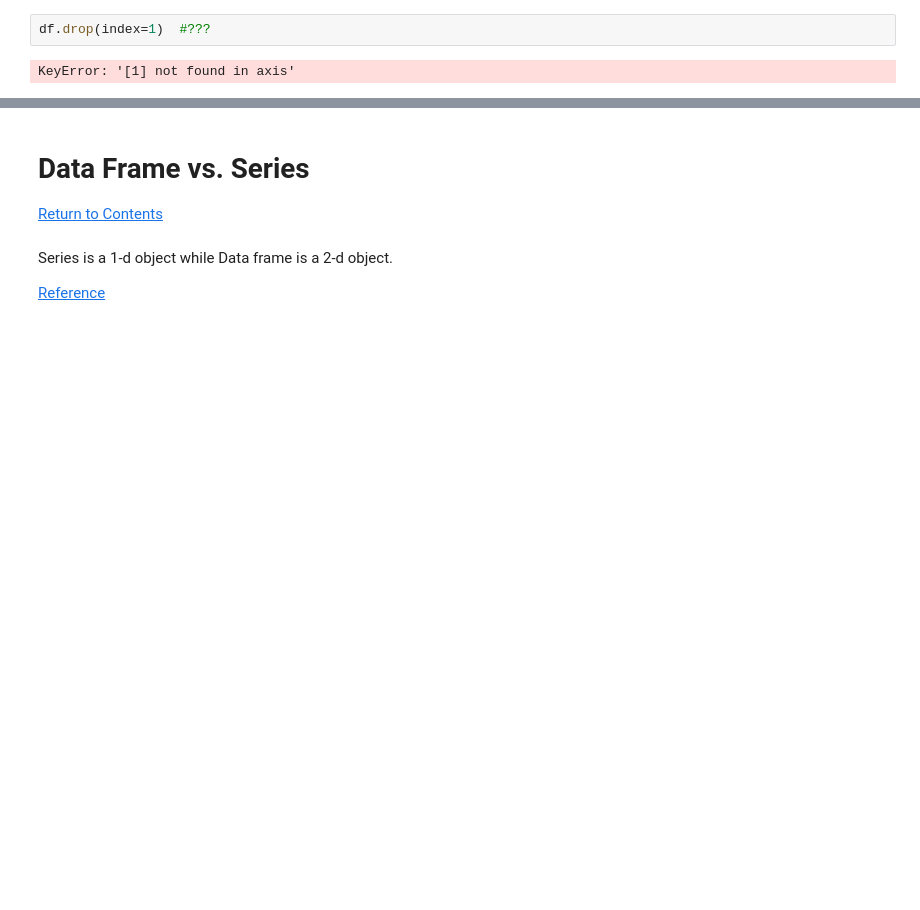
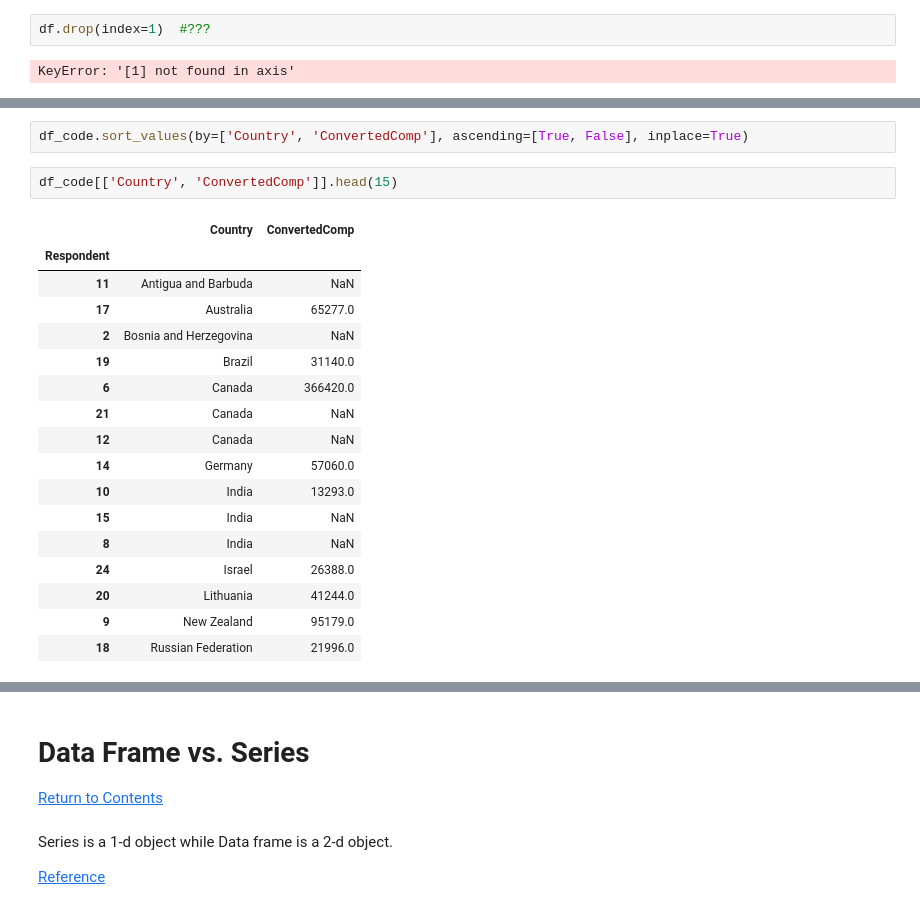
Before and after one commit to User-zwj/Pandas-Practice, a Jupyter notebook: Pandas Exercise.ipynb, the cells around one changed output, grey strips where cells are left out. Saved outputs shown, nothing was run; the diff lists cells and outputs as text; blank space fills up the shorter version.

```diff
--- a/Pandas Exercise.ipynb
+++ b/Pandas Exercise.ipynb
@@ -1468,0 +1609,22 @@ SyntaxError: invalid syntax (<ipython-input-26-e0dbdcbb8c14>, line 2)
+# %%
+df_code.sort_values(by=['Country', 'ConvertedComp'], ascending=[True, False], inplace=True)
+# %%
+df_code[['Country', 'ConvertedComp']].head(15)
+# %% [output]
+|  | Country | ConvertedComp |
+| Respondent |  |  |
+| 11 | Antigua and Barbuda | NaN |
+| 17 | Australia | 65277.0 |
+| 2 | Bosnia and Herzegovina | NaN |
+| 19 | Brazil | 31140.0 |
+| 6 | Canada | 366420.0 |
+| 21 | Canada | NaN |
+| 12 | Canada | NaN |
+| 14 | Germany | 57060.0 |
+| 10 | India | 13293.0 |
+| 15 | India | NaN |
+| 8 | India | NaN |
+| 24 | Israel | 26388.0 |
+| 20 | Lithuania | 41244.0 |
+| 9 | New Zealand | 95179.0 |
+| 18 | Russian Federation | 21996.0 |
```
Also changed, not shown: parts of 19 cells of this notebook.
